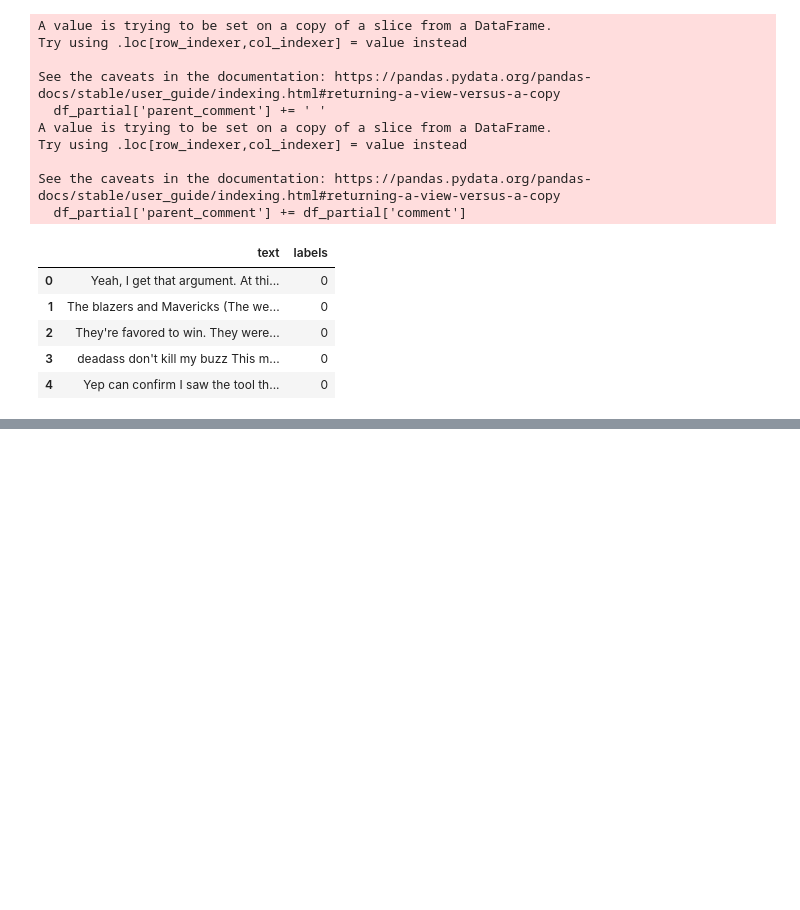
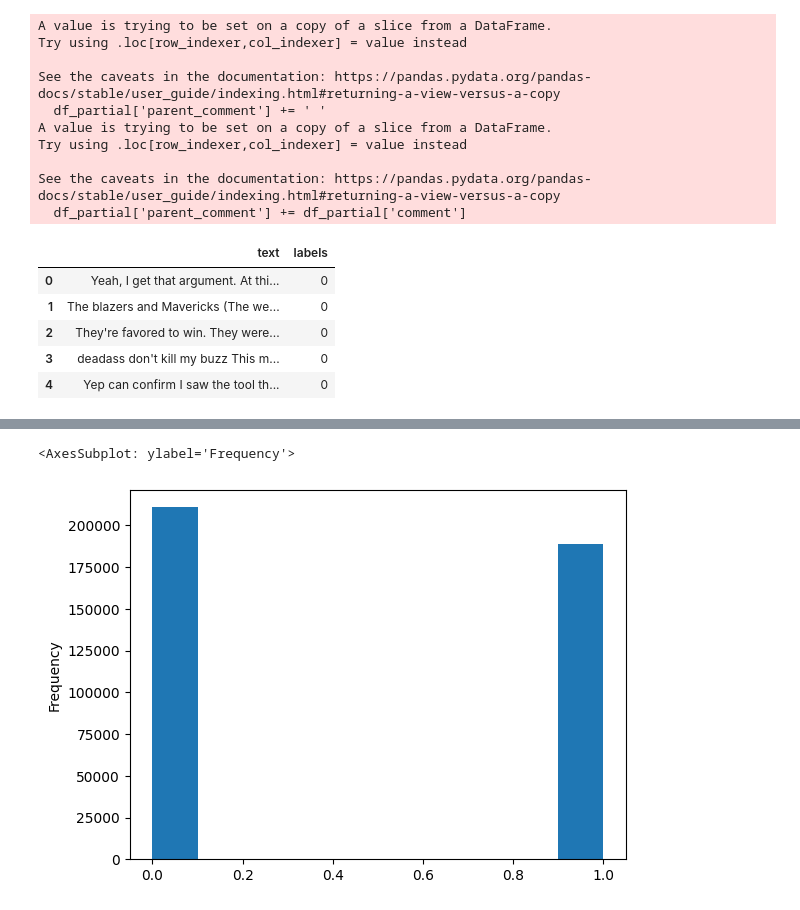
Before and after one commit to andrasreka/AdvancedMLProject, a Jupyter notebook: preprocess.ipynb, the cells around one changed output, grey strips where cells are left out. Drawn from its saved outputs; the diff is of its cells as text; code cells hidden in the pictures; blank space fills up the shorter version.

```diff
--- a/preprocess.ipynb
+++ b/preprocess.ipynb
@@ -108,0 +127,5 @@ val_df.to_csv("data/reddit_val.csv", index = False)
+# %%
+train_df['labels'].plot(kind='hist')
+# %% [output]
+<AxesSubplot: ylabel='Frequency'>
+[figure, added]
```
Also changed, not shown: parts of 4 cells of this notebook.
